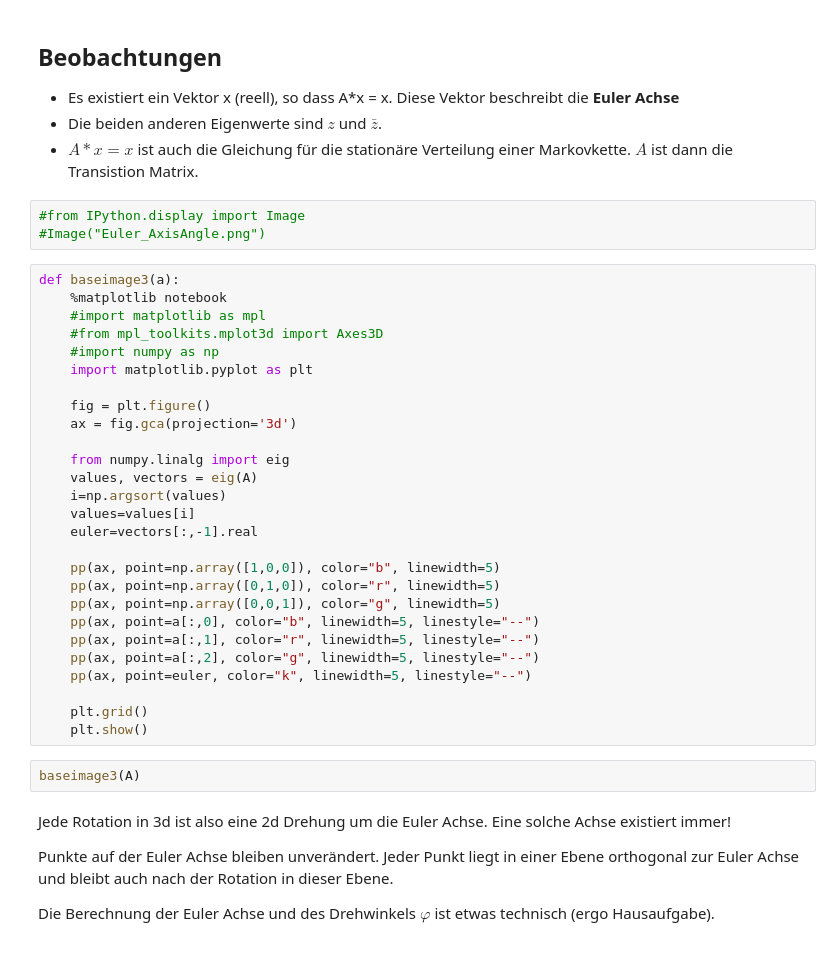
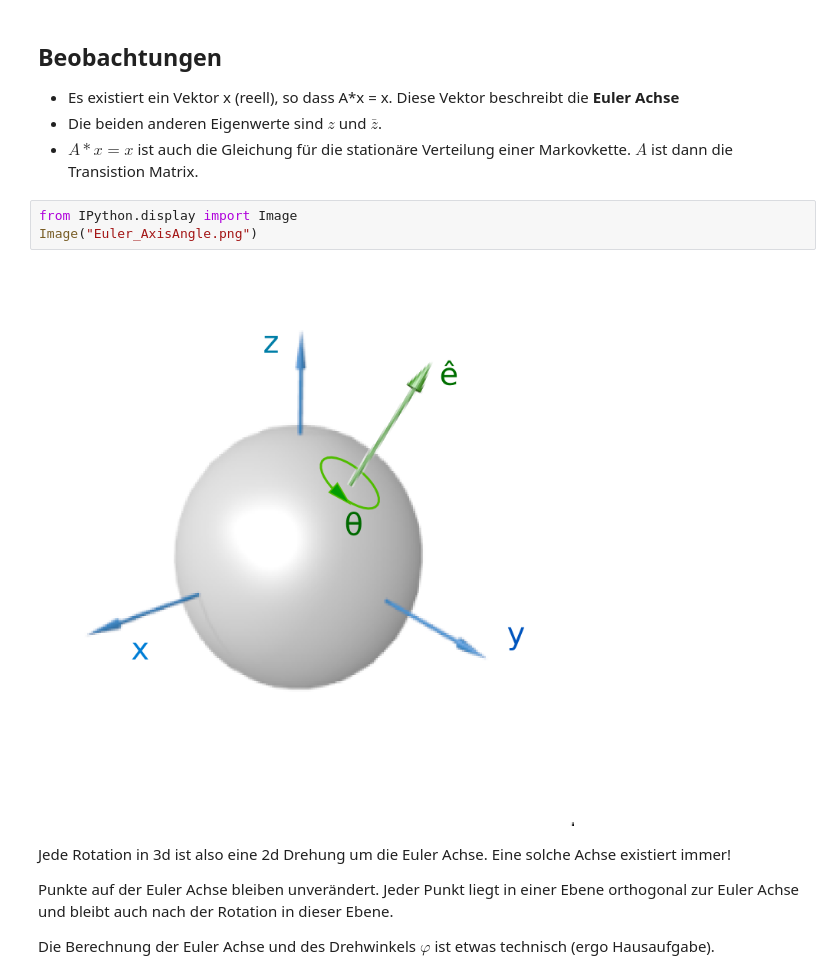
Before and after one commit to tschm/quaternion, a Jupyter notebook: book/docs/notebooks/Rotation3d.ipynb, the cells around one changed output. Saved outputs shown, nothing was run; the diff lists cells and outputs as text.

```diff
--- a/book/docs/notebooks/Rotation3d.ipynb
+++ b/book/docs/notebooks/Rotation3d.ipynb
@@ -65,37 +85,10 @@ for i in range(0,3):
 * Die beiden anderen Eigenwerte sind $z$ und $\bar{z}$.
 * $A*x=x$ ist auch die Gleichung für die stationäre Verteilung einer Markovkette. $A$ ist dann die Transistion Matrix.
 # %%
-#from IPython.display import Image
-#Image("Euler_AxisAngle.png")
+from IPython.display import Image
+Image("Euler_AxisAngle.png")
+# %% [output]
+[figure, added]
-# %%
-def baseimage3(a):
-    %matplotlib notebook
-    #import matplotlib as mpl
-    #from mpl_toolkits.mplot3d import Axes3D
-    #import numpy as np
-    import matplotlib.pyplot as plt
-
-    fig = plt.figure()
-    ax = fig.gca(projection='3d')
-
-    from numpy.linalg import eig
-    values, vectors = eig(A)
-    i=np.argsort(values)
-    values=values[i]
-    euler=vectors[:,-1].real
-
-    pp(ax, point=np.array([1,0,0]), color="b", linewidth=5)
-    pp(ax, point=np.array([0,1,0]), color="r", linewidth=5)
-    pp(ax, point=np.array([0,0,1]), color="g", linewidth=5)
-    pp(ax, point=a[:,0], color="b", linewidth=5, linestyle="--")
-    pp(ax, point=a[:,1], color="r", linewidth=5, linestyle="--")
-    pp(ax, point=a[:,2], color="g", linewidth=5, linestyle="--")
-    pp(ax, point=euler, color="k", linewidth=5, linestyle="--")
-
-    plt.grid()
-    plt.show()
-# %%
-baseimage3(A)
 # %% [markdown]
 Jede Rotation in 3d ist also eine 2d Drehung um die Euler Achse.
 Eine solche Achse existiert immer!
```
Also changed, not shown: parts of 10 cells of this notebook, 1 other file.
